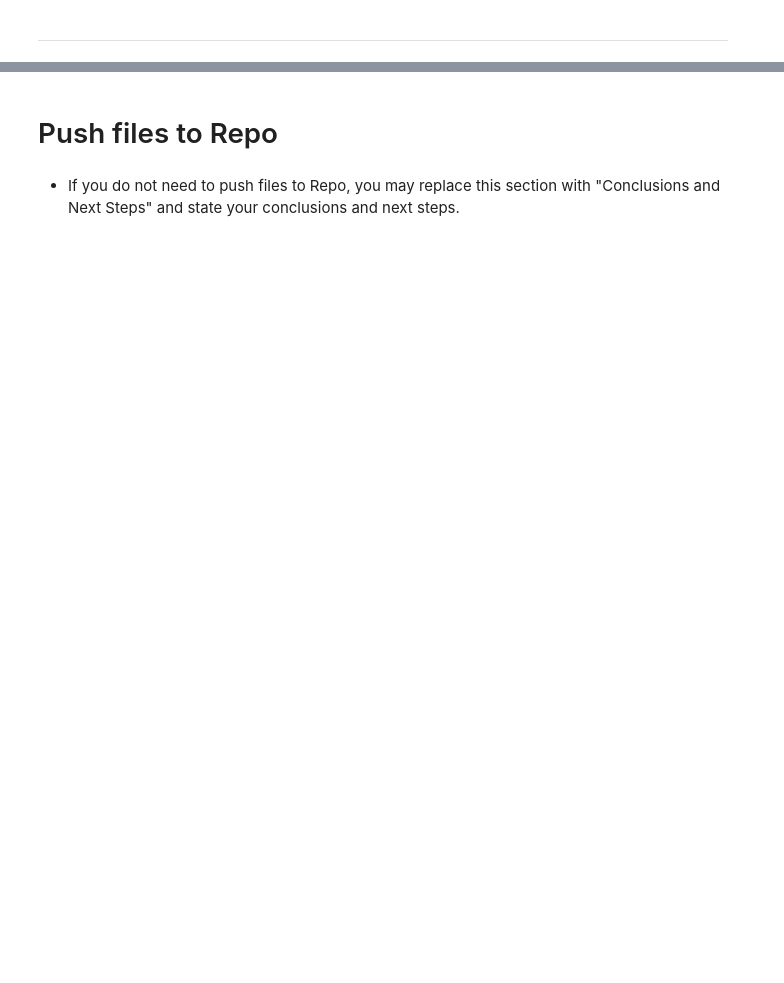
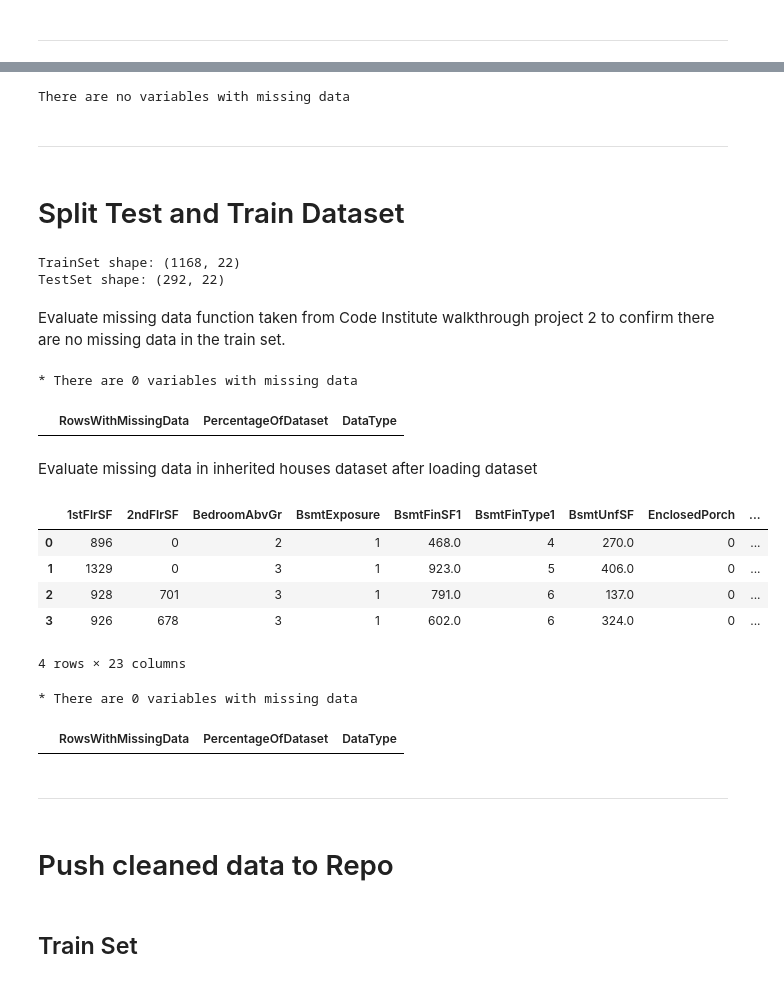
Before and after one commit to CMed01/milestone-project-5, a Jupyter notebook: jupyter_notebooks/03 - DataCleaning.ipynb, the cells around one changed output, grey strips where cells are left out. Drawn from its saved outputs; the diff is of its cells as text; code cells hidden in the pictures; blank space fills up the shorter version.

```diff
--- a/jupyter_notebooks/03 - DataCleaning.ipynb
+++ b/jupyter_notebooks/03 - DataCleaning.ipynb
@@ -199,0 +582,32 @@ NOTE
+# %%
+check_missing_data = df_missing.columns[df_missing.isna().sum() > 0].to_list()
+
+from ydata_profiling import ProfileReport
+if check_missing_data:
+    profile = ProfileReport(df=df_missing, minimal=True)
+    profile.to_notebook_iframe()
+else:
+    print("There are no variables with missing data")
+# %% [output]
+There are no variables with missing data
+# %% [markdown]
+---
+# %% [markdown]
+# Split Test and Train Dataset
+# %%
+from sklearn.model_selection import train_test_split
+
+df = df_missing
+
+TrainSet, TestSet, _, __ = train_test_split(
+                                        df,
+                                        df['SalePrice'],
+                                        test_size=0.2,
+                                        random_state=0)
+
+print(f"TrainSet shape: {TrainSet.shape} \nTestSet shape: {TestSet.shape}")
+# %% [output]
+TrainSet shape: (1168, 22)
+TestSet shape: (292, 22)
+# %% [markdown]
+Evaluate missing data function taken from Code Institute walkthrough project 2 to confirm there are no missing data in the train set.
@@ -200,7 +628,34 @@ NOTE
+# %%
+df_missing_data = EvaluateMissingData(TrainSet)
+print(f"* There are {df_missing_data.shape[0]} variables with missing data \n")
+df_missing_data
+# %% [output]
+* There are 0 variables with missing data
+|  | RowsWithMissingData | PercentageOfDataset | DataType |
+# %% [markdown]
+Evaluate missing data in inherited houses dataset after loading dataset
+# %%
+df_raw_path_inherited = "outputs/datasets/collection/inherited_houses.csv"
+df_inherited = pd.read_csv(df_raw_path_inherited)
+df_inherited.head(5)
+# %% [output]
+|  | 1stFlrSF | 2ndFlrSF | BedroomAbvGr | BsmtExposure | BsmtFinSF1 | BsmtFinType1 | BsmtUnfSF | EnclosedPorch | ... |
+| 0 | 896 | 0 | 2 | 1 | 468.0 | 4 | 270.0 | 0 | ... |
+| 1 | 1329 | 0 | 3 | 1 | 923.0 | 5 | 406.0 | 0 | ... |
+| 2 | 928 | 701 | 3 | 1 | 791.0 | 6 | 137.0 | 0 | ... |
+| 3 | 926 | 678 | 3 | 1 | 602.0 | 6 | 324.0 | 0 | ... |
+4 rows × 23 columns
+# %%
+df_missing_data_inherited = EvaluateMissingData(df_inherited)
+print(f"* There are {df_missing_data_inherited.shape[0]} variables with missing data \n")
+df_missing_data_inherited
+# %% [output]
+* There are 0 variables with missing data
+|  | RowsWithMissingData | PercentageOfDataset | DataType |
+# %% [markdown]
+---
 # %% [markdown]
-# Push files to Repo
+# Push cleaned data to Repo
-# %% [markdown]
-* If you do not need to push files to Repo, you may replace this section with "Conclusions and Next Steps" and state your conclusions and next steps.
 # %%
 import os
 try:
@@ -209,2 +663,4 @@ try:
 except Exception as e:
   print(e)
+# %% [markdown]
+## Train Set
```
Also changed, not shown: parts of 72 cells of this notebook, 3 other files.
